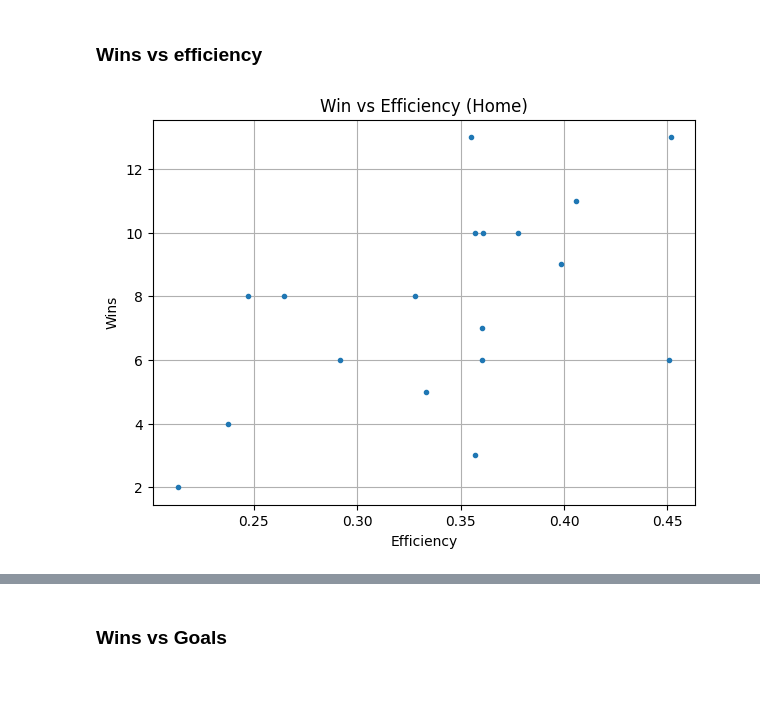
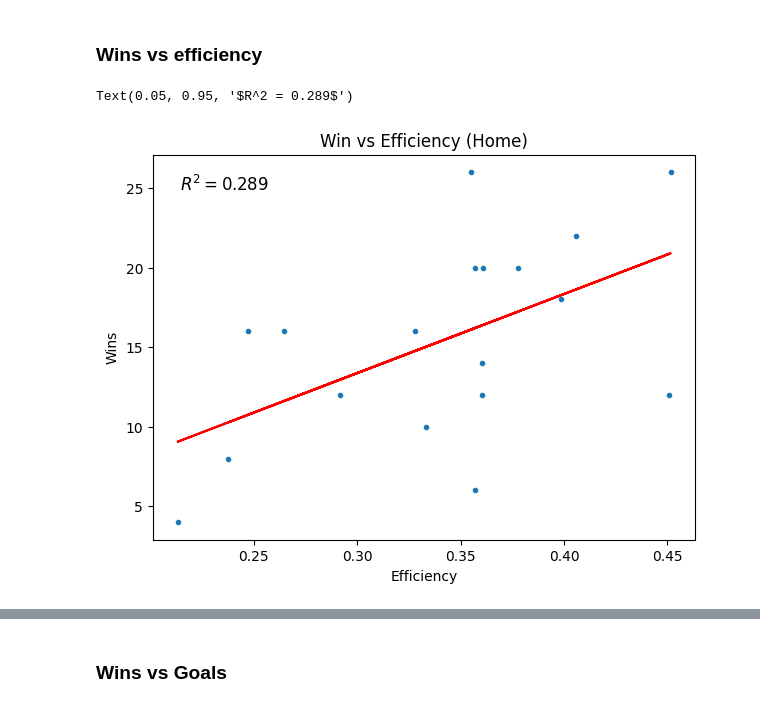
Before and after one commit to Dolfas/Football-Research, a Jupyter notebook: Rodolfo/Eredivisie.ipynb, the cells around one changed output, grey strips where cells are left out. Drawn from its saved outputs; the diff is of its cells as text; code cells hidden in the pictures.

Commit message:
Addition of some scatterplots

```diff
--- a/Rodolfo/Eredivisie.ipynb
+++ b/Rodolfo/Eredivisie.ipynb
@@ -215,9 +215,9 @@ ax.legend(handles=legend_elements)
 # %%
 ### Total Efficiency
 total_efficiency_list = []
-for item in away_team_dictionary:
-    away = away_team_dictionary[item]
-    home = home_team_dictionary[item]
+for item in away_efficiency_dictionary:
+    away = away_efficiency_dictionary[item]
+    home = home_efficiency_dictionary[item]
     total = home+away #merging everything
     total_efficiency_list.append({"Team": item, "Efficiency": np.mean(total)})
 
@@ -271,17 +271,17 @@ for i in range(len(eredivisie_2025_shot_efficiency_dataframe)):
 # %%
 total_goals_scored_list = []
 for item in total_team_goals_scored_dictionary:
-    total_goals_scored_list.append({"Team": item, "Efficiency": np.sum(total_team_goals_scored_dictionary[item])})
+    total_goals_scored_list.append({"Team": item, "Goals_Scored": np.sum(total_team_goals_scored_dictionary[item])})
 
 
 total_goals_scored_dataframe = pd.DataFrame(total_goals_scored_list)
-sorted_df = total_goals_scored_dataframe.sort_values(by='Efficiency', ascending=False)
+sorted_df = total_goals_scored_dataframe.sort_values(by='Goals_Scored', ascending=False)
 fig, ax = plt.subplots(figsize=(10, 5))
 
 #Setting up the colors
 colors = ['Gold','red','red','red','lightgreen','red','lightgreen','lightgreen','lightgreen','lightgreen','lightgreen','lightgreen','lightgreen','lightgreen','lightgreen','lightgreen','lightgreen','lightgreen']
 
-bar_container = ax.bar(sorted_df['Team'], sorted_df['Efficiency'], color=colors,edgecolor='black')
+bar_container = ax.bar(sorted_df['Team'], sorted_df['Goals_Scored'], color=colors,edgecolor='black')
 ax.set(ylabel='Number of Goals Scored', title='Best Offense')
 ax.bar_label(bar_container, fmt='{:,.0f}')
 ax.set_xticks(range(len(sorted_df['Team'])),labels=sorted_df['Team'],rotation=45, ha='right')
@@ -345,20 +336,42 @@ for i in range(len(eredivisie_2025_shot_efficiency_dataframe)):
 # %%
+for i in range(len(eredivisie_2025_shot_efficiency_dataframe)):
+
+    result = eredivisie_2025_shot_efficiency_dataframe.iloc[i,2]
+    if result == 'A':
+        wins_away_dictionary[eredivisie_2025_shot_efficiency_dataframe.iloc[i,1]].append(1)
+
+    elif result == 'H':
+        wins_home_dictionary[eredivisie_2025_shot_efficiency_dataframe.iloc[i,0]].append(1)
+
 wins_efficiency_home_list = []
 wins_efficiency_away_list = []
 
 
 for item in total_team_goals_scored_dictionary:
-    wins_efficiency_home_list.append({"Team": item, "Wins": np.sum(wins_home_dictionary[item]), "Efficiency": np.mean(home_team_dictionary[item])})
-    wins_efficiency_away_list.append({"Team": item, "Wins": np.sum(wins_away_dictionary[item]), "Efficiency": np.mean(away_team_dictionary[item])})
+    wins_efficiency_home_list.append({"Team": item, "Wins": np.sum(wins_home_dictionary[item]), "Efficiency": np.mean(home_efficiency_dictionary[item])})
+    wins_efficiency_away_list.append({"Team": item, "Wins": np.sum(wins_away_dictionary[item]), "Efficiency": np.mean(away_efficiency_dictionary[item])})
 
 wins_efficiency_home_dataframe = pd.DataFrame(wins_efficiency_home_list)
 wins_efficiency_away_dataframe = pd.DataFrame(wins_efficiency_away_list)
 # %%
+#Wins vs home efficiency
+
 fig, ax = plt.subplots(figsize=(7, 5))
 ax.set(ylabel='Wins',xlabel='Efficiency', title='Win vs Efficiency (Home)')
-#ax.scatter(x=wins_efficiency_home_dataframe['Efficiency'] ,y=wins_efficiency_home_dataframe['Wins'] )
+
+# Fit a linear regression line
+x = wins_efficiency_home_dataframe['Efficiency']
+y = wins_efficiency_home_dataframe['Wins']
+
+coeffs,residuals,_,_,_ = np.polyfit(x, y, 1,full=True)
+y_fit = coeffs[0] * x + coeffs[1]
+
+ss_tot = np.sum((y-np.mean(y))**2)
+r_squared = 1 - (residuals[0]/ss_tot)
+ax.plot(x, y_fit, color='red', label='Best Fit Line')
+
 ax.plot(wins_efficiency_home_dataframe['Efficiency'], wins_efficiency_home_dataframe['Wins'], '.')
-ax.grid(True)
-#ax.grid(True)
+ax.annotate(f'$R^2 = {r_squared:.3f}$',xy=(0.05, 0.95),xycoords='axes fraction',fontsize=12,verticalalignment='top')
 # %% [output]
+Text(0.05, 0.95, '$R^2 = 0.289$')
-[figure, old version]
+[figure, new version]
```
Also changed, not shown: parts of 9 cells of this notebook.
